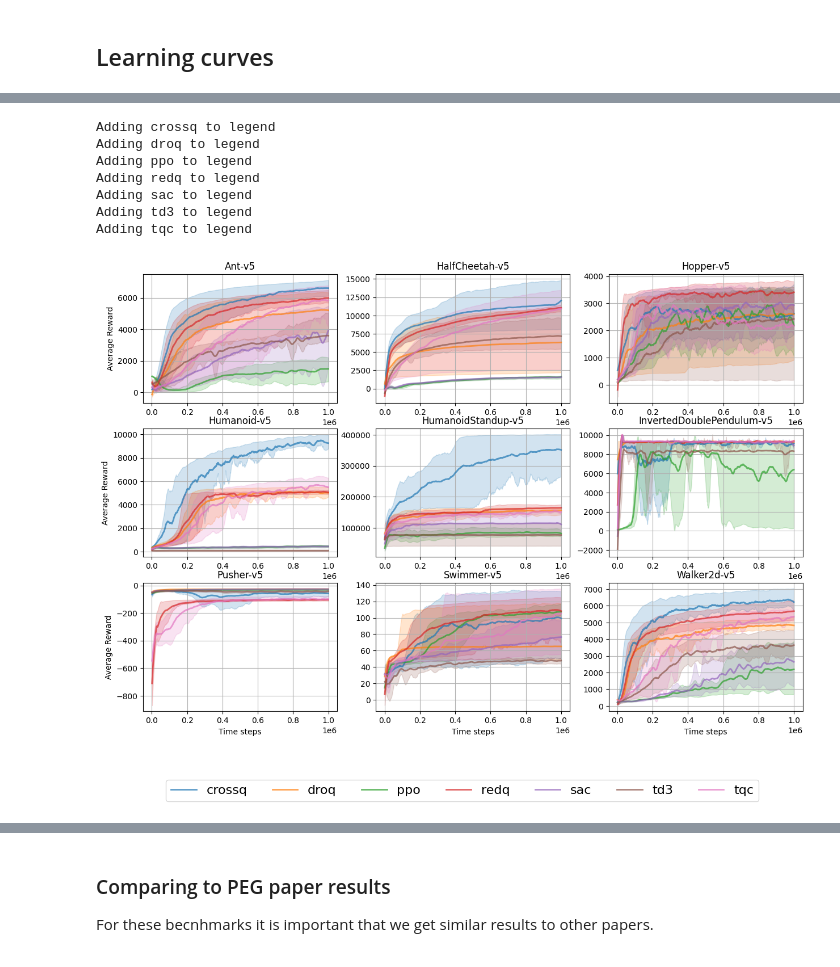
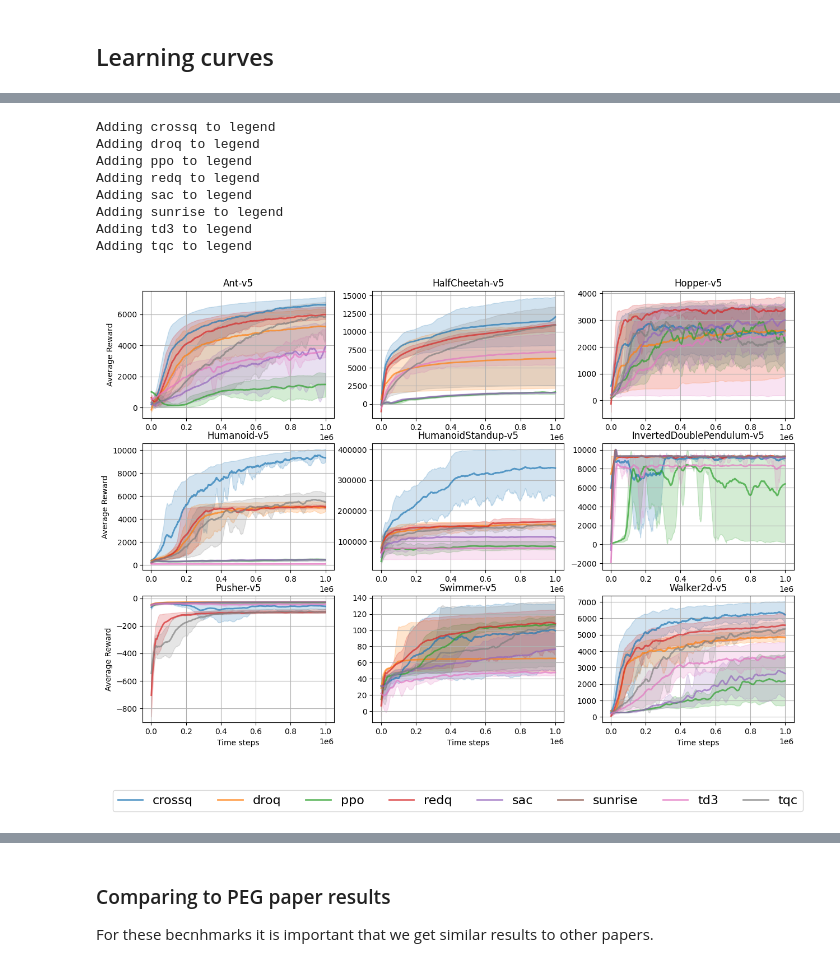
Before and after one commit to 1jamesthompson1/AIML440_code, a Jupyter notebook: running_baseline_experiments/results.ipynb, the cells around one changed output, grey strips where cells are left out. Drawn from its saved outputs; the diff is of its cells as text; code cells hidden in the pictures.

Commit message:
Fix up results with updated graphs that include sunrise.

```diff
--- a/running_baseline_experiments/results.ipynb
+++ b/running_baseline_experiments/results.ipynb
@@ -54,7 +57,13 @@ task_id_mapper = {
     # ]
     "2125083_crossq_cont": [
         280, 281, 287, 288, 289, 291, 292, 293, 294, 295, 296, 297, 298, 299, 300, 311, 312, 313, 314, 315, 316, 317, 318, 319, 320, 342, 346, 349, 351, 355, 356, 357, 358
-    ]
+    ],
+    "2176907_crossq_cont2": [
+        280, 287, 291, 299, 300, 311, 312, 342, 346, 349, 351, 355
+    ], # Rerunning as some didnt complete in time. Almost did but just took too long.
+    "2183193_crossq_cont3": [
+        291, 299, 311, 312
+    ],
 }
 
 ignore_maps = [
@@ -334,0 +424,8 @@ df
+# %%
+sunrise_mean_rewards = sunrise_baseline_results.groupby(["env", "model", "timesteps"]).agg(
+    mean_rewards=("mean_rewards", "mean"),
+    upper_ci=("mean_rewards", lambda x: np.percentile(x, 85)),
+    lower_ci=("mean_rewards", lambda x: np.percentile(x, 15))
+).reset_index()
+
+sunrise_mean_rewards
@@ -451,12 +597,13 @@ df_grouped
 # %%
 def add_mean_ci(df, ci, axis=None):
     df["mean_rewards"] = df["rewards"].apply(lambda x: np.mean(x, axis=axis))
-    ci = 85
     df['upper_ci'] = df['rewards'].apply(lambda x: np.percentile(x, ci, axis=axis))
     df['lower_ci'] = df['rewards'].apply(lambda x: np.percentile(x, 100-ci, axis=axis))
     return df
 
 df_grouped = add_mean_ci(df_grouped, 85)
 
+
+df_grouped = pd.concat([df_grouped, sunrise_mean_rewards], ignore_index=True)
 df_grouped
 # %% [output]
@@ -642,20 +789,25 @@ def make_multi_plot(
 
     return fig
 # %%
+plot_df = df_smoothed[df_smoothed['timesteps'] <= 1_000_000]
+
+plot_df[plot_df['model']=='sunrise']
+
 make_multi_plot(
-    df_smoothed[df_smoothed['timesteps'] <= 1_000_000],
+    plot_df,
     x_name='timesteps',
     y_name='smoothed_mean_rewards',
     y_upper_name='smoothed_upper_ci',
     y_lower_name='smoothed_lower_ci',
     save_name="baseline_results",
 )
 # %% [output]
 Adding crossq to legend
 Adding droq to legend
 Adding ppo to legend
 Adding redq to legend
 Adding sac to legend
+Adding sunrise to legend
 Adding td3 to legend
 Adding tqc to legend
-[figure, old version]
+[figure, new version]
```
Also changed, not shown: parts of 27 cells of this notebook, 4 other files.
